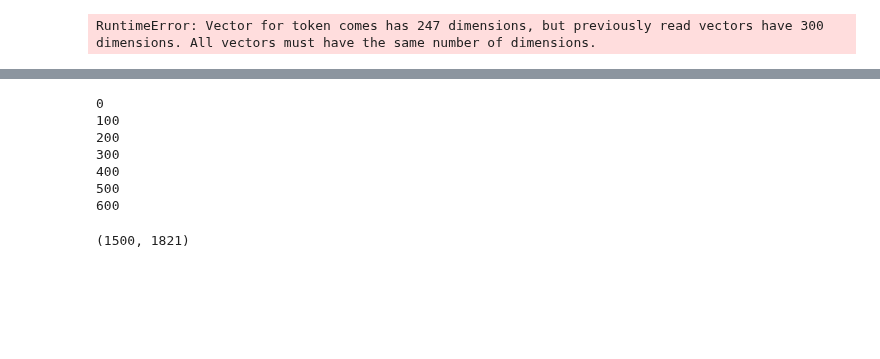
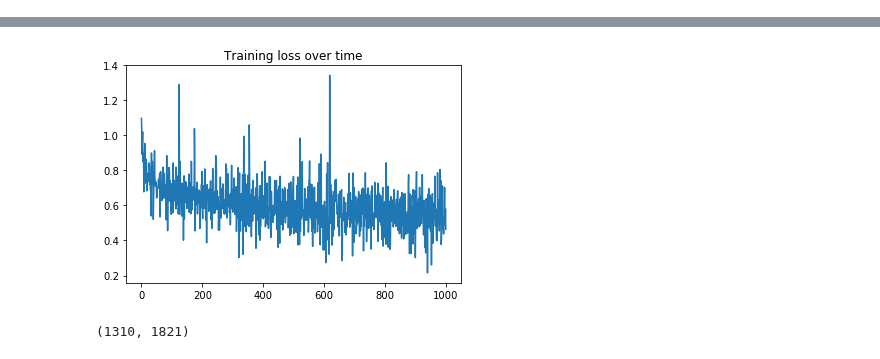
Before and after one commit to emptycrown/cs287-nlp, a Jupyter notebook: hw1/HW1-models.ipynb, the cells around one changed output, grey strips where cells are left out. Cells and saved outputs as stored; diff of their text form; code cells hidden in the pictures; blank space fills up the shorter version.

```diff
--- a/hw1/HW1-models.ipynb
+++ b/hw1/HW1-models.ipynb
@@ -26,15 +27,13 @@ TEXT.build_vocab(train)
 LABEL.build_vocab(train)
 
 train_iter, val_iter, test_iter = torchtext.data.BucketIterator.splits(
-(train, val, test), batch_size=11, device=-1, repeat=False)
+(train, val, test), batch_size=10, device=-1, repeat=False)
 
 # Build the vocabulary with word embeddings
-# url = 'https://s3-us-west-1.amazonaws.com/fasttext-vectors/wiki.simple.vec'
-# TEXT.vocab.load_vectors(vectors=Vectors('wiki.simple.vec', url=url))
+url = 'https://s3-us-west-1.amazonaws.com/fasttext-vectors/wiki.simple.vec'
+TEXT.vocab.load_vectors(vectors=Vectors('wiki.simple.vec', url=url))
-# %% [output]
-RuntimeError: Vector for token comes has 247 dimensions, but previously read vectors have 300 dimensions. All vectors must have the same number of dimensions.
 # %%
-model = LogisticRegression(TEXT, LABEL)
-trainer = TextTrainer(TEXT, LABEL, model)
+model_lr = LogisticRegression(TEXT, LABEL)
+trainer = TextTrainer(TEXT, LABEL, model_lr)
 trainer.train(train_iter, num_iter=1000, skip_iter=100)
 # %% [output]
@@ -42,15 +50,8 @@ RuntimeError: expected a Variable argument, but got torch.LongTensor
+[figure, added]
 # %%
 model = MultinomialNB(TEXT, LABEL)
 model.train(train_iter)
-# %% [output]
-0
-100
-200
-300
-400
-500
-600
 # %%
-model_eval(model, test)
+model_eval(model_lr, test)
 # %% [output]
-(1500, 1821)
+(1310, 1821)
```
Also changed, not shown: parts of 5 cells of this notebook, 5 other files.
